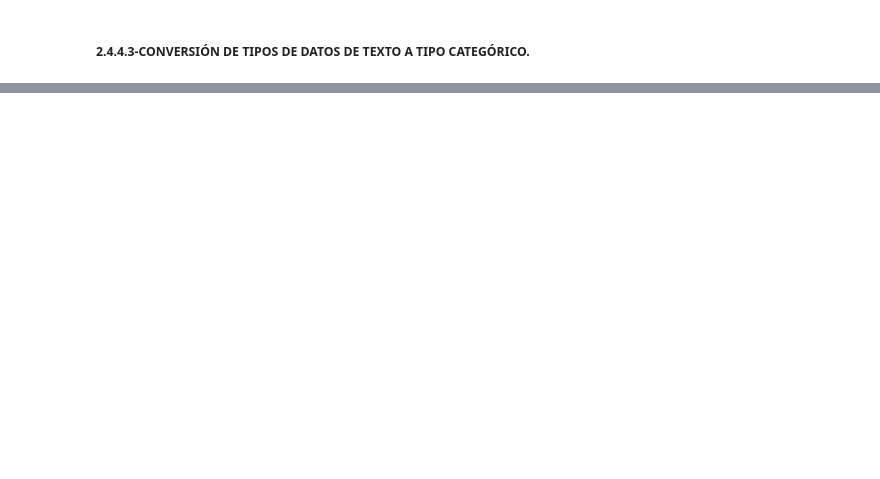
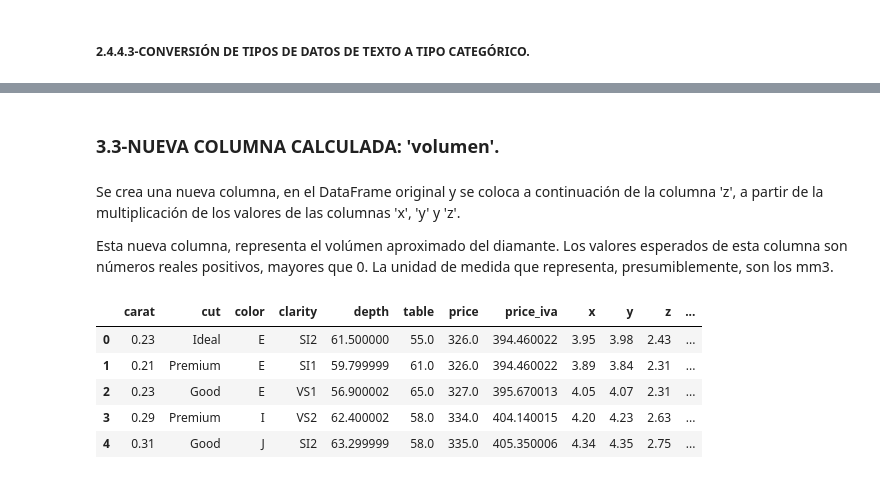
Before and after one commit to angovery/Data-Science-Bootcamp, a Jupyter notebook: Ejercicios_Evaluados/Modulo_3/m3_ejercicio_evaluado_Jose_Ignacio_Hernandez_Palacios.ipynb, the cells around one changed output, grey strips where cells are left out. Cells and saved outputs as stored; diff of their text form; code cells hidden in the pictures; blank space fills up the shorter version.

```diff
--- a/Ejercicios_Evaluados/Modulo_3/m3_ejercicio_evaluado_Jose_Ignacio_Hernandez_Palacios.ipynb
+++ b/Ejercicios_Evaluados/Modulo_3/m3_ejercicio_evaluado_Jose_Ignacio_Hernandez_Palacios.ipynb
@@ -993,0 +1172,5 @@ Como resultado de la ejecución del la función anterior, se comprueba que se ha
+# %%
+#Se convierten las columnas de tipo 'object' del DataFrame (en este caso, son todas categóricas) a tipo 'category', utilizando el método astype(). Existen otras formas de transformar columnas categóricas, como por ejemplo con el método Categorical.
+columnas = df.select_dtypes(include='object').columns # Se seleccionan las columnas de tipo 'object'.
+df[columnas] = df[columnas].astype('category') # Se trsansforman las columnas de tipo 'object' a tipo 'category'.
+df.dtypes # Se comprueba que la conversión se ha realizado de forma correcta
@@ -993,0 +1323,6 @@ Como resultado de la ejecución del la función anterior, se comprueba que se ha
+# %%
+iva = 0.21
+calc_precio_iva = pd.Series(df['price'] * (1 + iva)) # Se calcula el precio con el IVA añadido y se genera una Serie de Pandas.
+posicion = df.columns.get_loc('price') + 1 # Se obtiene la posición en la que se va a insertar la nueva columna.
+df.insert(posicion, 'price_iva', calc_precio_iva, allow_duplicates=False) # Se inserta la nueva columna en el DataFrame original.
+df.head()
@@ -993,0 +1336,17 @@ Como resultado de la ejecución del la función anterior, se comprueba que se ha
+# %% [markdown]
+### 3.3-NUEVA COLUMNA CALCULADA: 'volumen'.
+# %% [markdown]
+Se crea una nueva columna, en el DataFrame original y se coloca a continuación de la columna 'z', a partir de  la multiplicación de los valores de las columnas 'x', 'y' y 'z'.
+<p>Esta nueva columna, representa el volúmen aproximado del diamante. Los valores esperados de esta columna son números reales positivos, mayores que 0. La unidad de medida que representa, presumiblemente, son los mm3.
+# %%
+calc_volumen = pd.Series(df['x'] * df['y'] * df['z']) # Se calcula el volumen y se genera una Serie de Pandas.
+posicion = df.columns.get_loc('z') + 1 # Se obtiene la posición en la que se va a insertar la nueva columna.
+df.insert(posicion, 'volumen', calc_volumen, allow_duplicates=False) # Se inserta la nueva columna en el DataFrame original.
+df.head()
+# %% [output]
+|  | carat | cut | color | clarity | depth | table | price | price_iva | x | y | z | ... |
+| 0 | 0.23 | Ideal | E | SI2 | 61.500000 | 55.0 | 326.0 | 394.460022 | 3.95 | 3.98 | 2.43 | ... |
+| 1 | 0.21 | Premium | E | SI1 | 59.799999 | 61.0 | 326.0 | 394.460022 | 3.89 | 3.84 | 2.31 | ... |
+| 2 | 0.23 | Good | E | VS1 | 56.900002 | 65.0 | 327.0 | 395.670013 | 4.05 | 4.07 | 2.31 | ... |
+| 3 | 0.29 | Premium | I | VS2 | 62.400002 | 58.0 | 334.0 | 404.140015 | 4.20 | 4.23 | 2.63 | ... |
+| 4 | 0.31 | Good | J | SI2 | 63.299999 | 58.0 | 335.0 | 405.350006 | 4.34 | 4.35 | 2.75 | ... |
```
Also changed, not shown: parts of 63 cells of this notebook.
